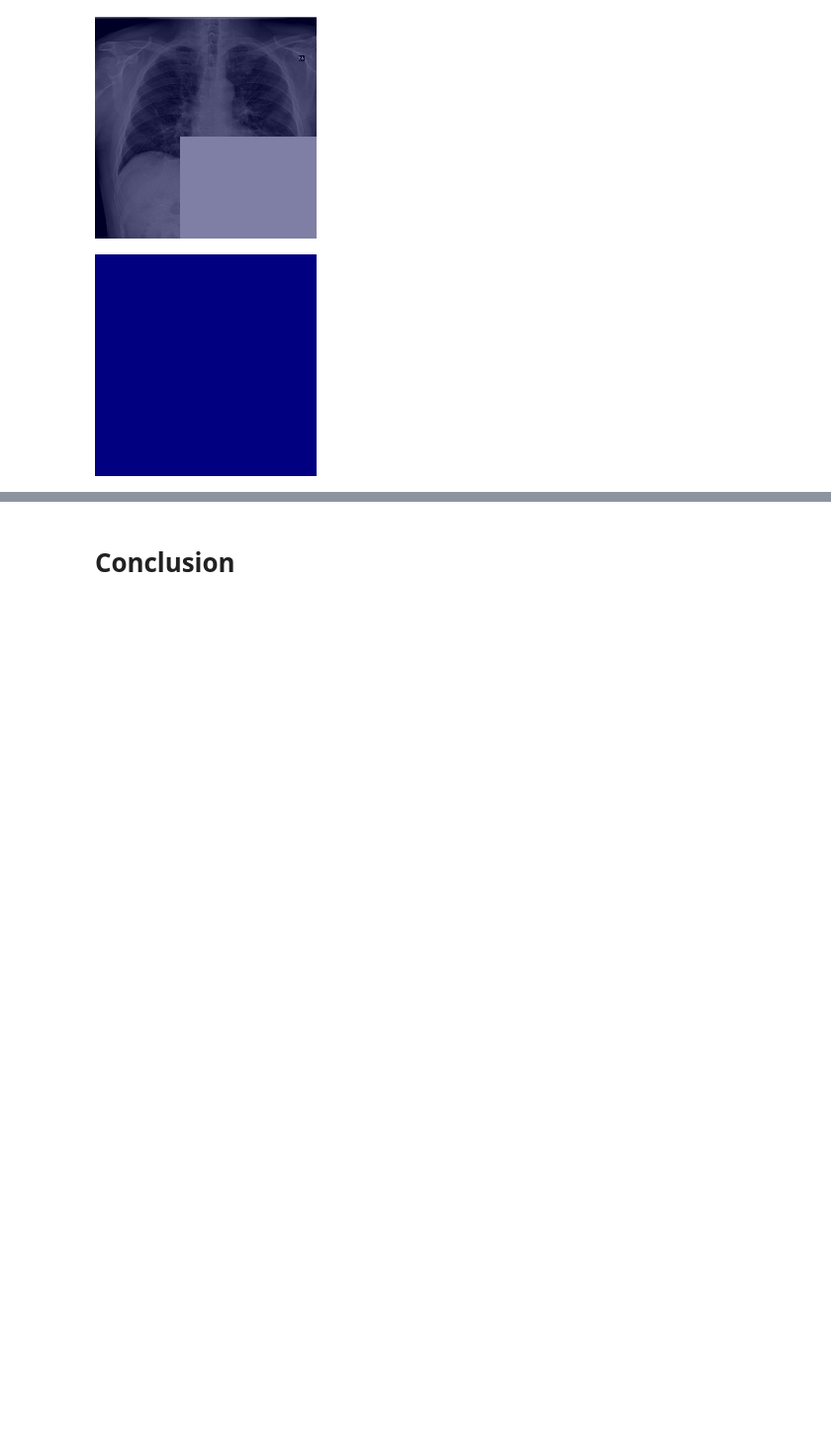
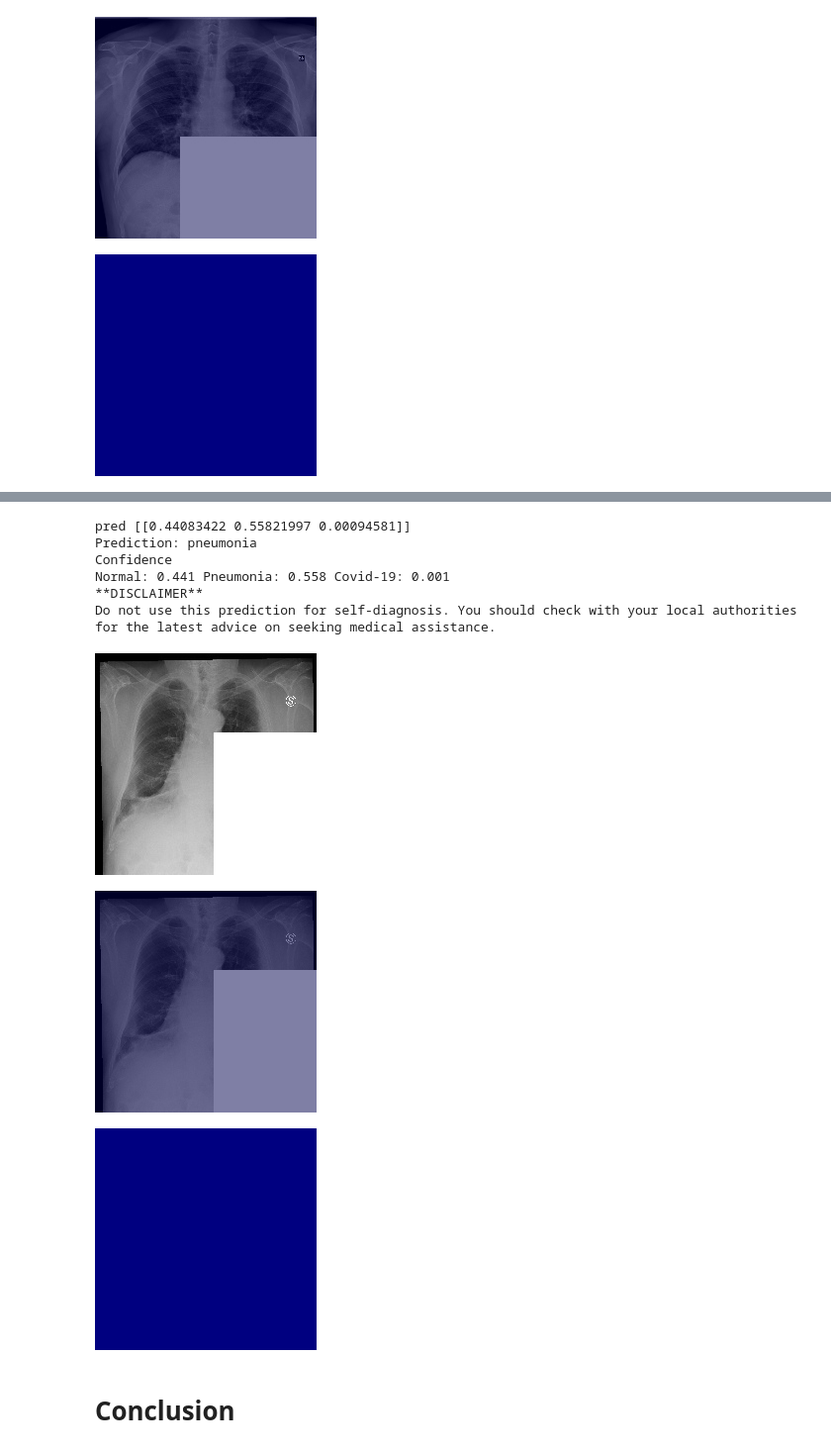
Before and after one commit to jellyXuuuuu/CovidNetDeepLearning, a Jupyter notebook: 7_robust.ipynb, the cells around one changed output, grey strips where cells are left out. Shown at 99% size. Saved outputs shown, nothing was run; the diff lists cells and outputs as text; code cells hidden in the pictures; blank space fills up the shorter version.

```diff
--- a/7_robust.ipynb
+++ b/7_robust.ipynb
@@ -692,3 +741,18 @@ Do not use this prediction for self-diagnosis. You should check with your local
+# %%
+new_name = 'test2.jpg'
+# print("Current img:", temp_name)
+
+img_m_new, new_im_2_new, cam3_resize_new = main_grad(new_name)
+# %% [output]
+pred [[0.44083422 0.55821997 0.00094581]]
+Prediction: pneumonia
+Confidence
+Normal: 0.441 Pneumonia: 0.558 Covid-19: 0.001
+**DISCLAIMER**
+Do not use this prediction for self-diagnosis. You should check with your local authorities for the latest advice on seeking medical assistance.
+[figure, added]
+[figure, added]
+[figure, added]
 # %% [markdown]
 # Conclusion
 # %% [markdown]
```
Also changed, not shown: parts of 2 cells of this notebook.
